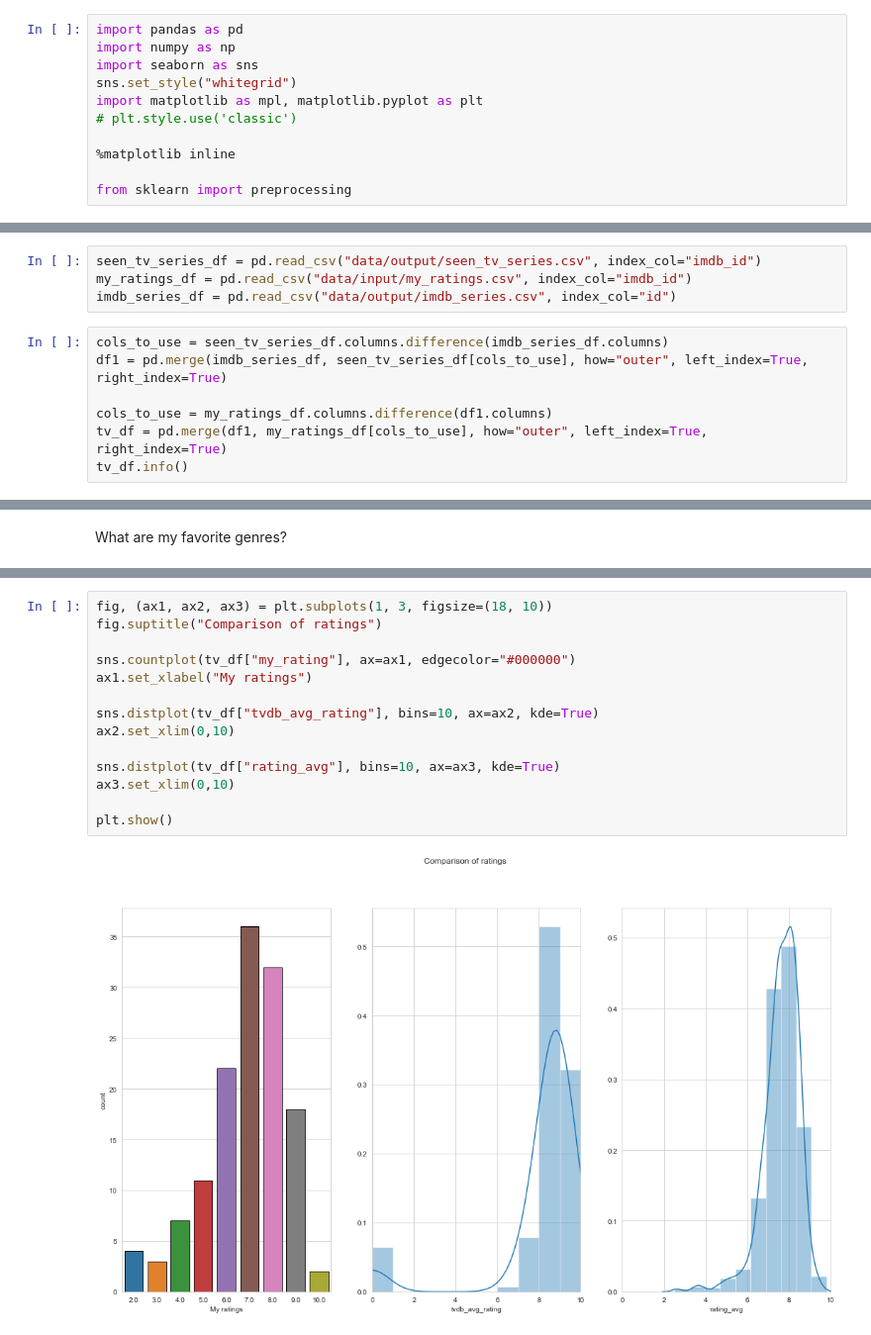
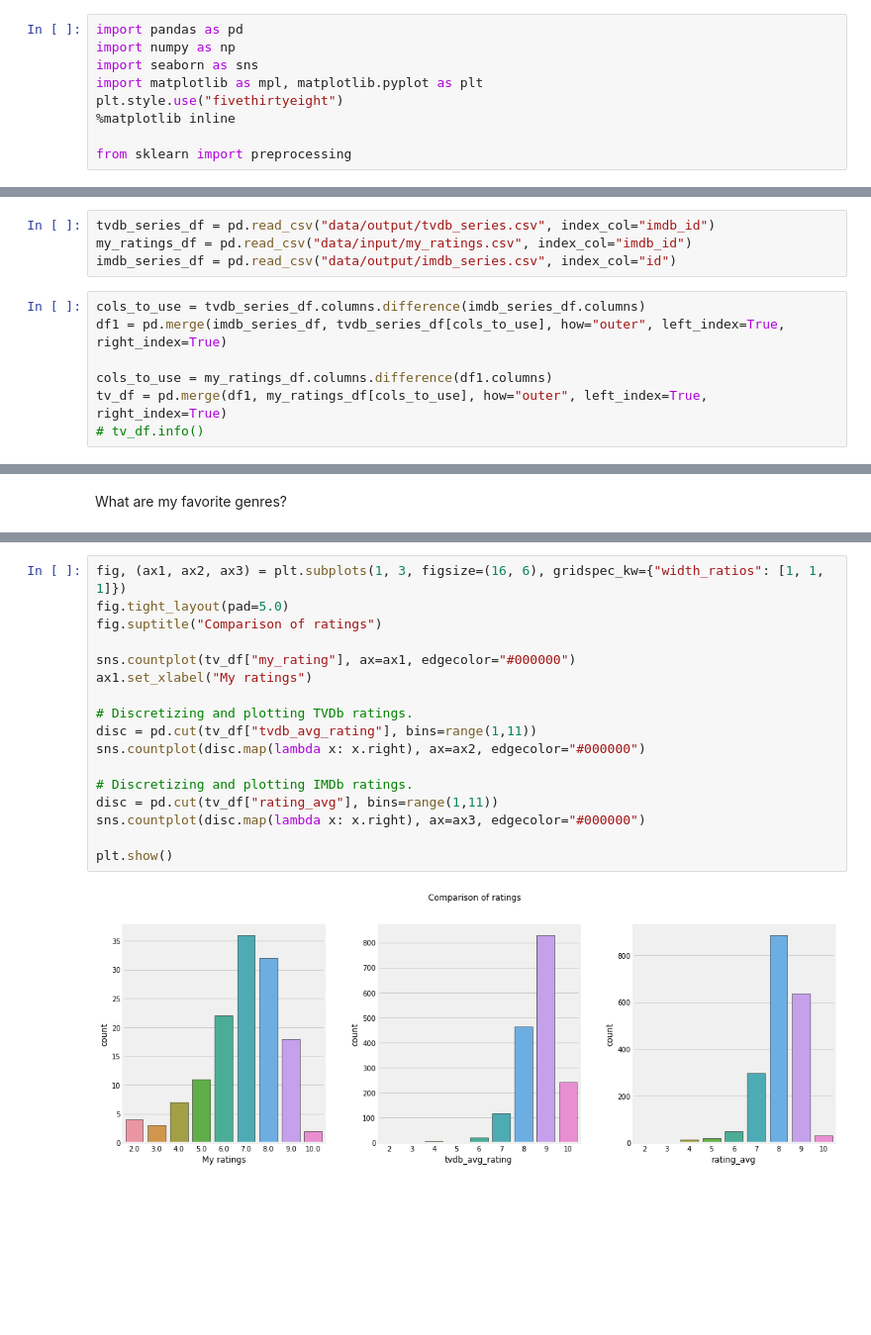
Before and after one commit to arlessweschler/tvtime-dataviz, a Jupyter notebook: seen_series_analysis.ipynb, the cells around one changed output, grey strips where cells are left out. Shown at 99% size. Cells and saved outputs as stored; diff of their text form; blank space fills up the shorter version.

```diff
--- a/seen_series_analysis.ipynb
+++ b/seen_series_analysis.ipynb
@@ -2,10 +2,8 @@
 import pandas as pd
 import numpy as np
 import seaborn as sns
-sns.set_style("whitegrid")
 import matplotlib as mpl, matplotlib.pyplot as plt
-# plt.style.use('classic')
-
+plt.style.use("fivethirtyeight")
 %matplotlib inline
 
 from sklearn import preprocessing
@@ -16,11 +10,11 @@ First, let's load the datasets:
 # %%
-seen_tv_series_df = pd.read_csv("data/output/seen_tv_series.csv", index_col="imdb_id")
+tvdb_series_df = pd.read_csv("data/output/tvdb_series.csv", index_col="imdb_id")
 my_ratings_df = pd.read_csv("data/input/my_ratings.csv", index_col="imdb_id")
 imdb_series_df = pd.read_csv("data/output/imdb_series.csv", index_col="id")
 # %%
-cols_to_use = seen_tv_series_df.columns.difference(imdb_series_df.columns)
-df1 = pd.merge(imdb_series_df, seen_tv_series_df[cols_to_use], how="outer", left_index=True, right_index=True)
+cols_to_use = tvdb_series_df.columns.difference(imdb_series_df.columns)
+df1 = pd.merge(imdb_series_df, tvdb_series_df[cols_to_use], how="outer", left_index=True, right_index=True)
 
 cols_to_use = my_ratings_df.columns.difference(df1.columns)
 tv_df = pd.merge(df1, my_ratings_df[cols_to_use], how="outer", left_index=True, right_index=True)
-tv_df.info()
+# tv_df.info()
@@ -84,16 +67,19 @@ sns.barplot(y=sorted_corr_rating.index, x=sorted_corr_rating, ax=ax2, palette=mp
 # %%
-fig, (ax1, ax2, ax3) = plt.subplots(1, 3, figsize=(18, 10))
+fig, (ax1, ax2, ax3) = plt.subplots(1, 3, figsize=(16, 6), gridspec_kw={"width_ratios": [1, 1, 1]})
+fig.tight_layout(pad=5.0)
 fig.suptitle("Comparison of ratings")
 
 sns.countplot(tv_df["my_rating"], ax=ax1, edgecolor="#000000")
 ax1.set_xlabel("My ratings")
 
-sns.distplot(tv_df["tvdb_avg_rating"], bins=10, ax=ax2, kde=True)
-ax2.set_xlim(0,10)
+# Discretizing and plotting TVDb ratings.
+disc = pd.cut(tv_df["tvdb_avg_rating"], bins=range(1,11))
+sns.countplot(disc.map(lambda x: x.right), ax=ax2, edgecolor="#000000")
 
-sns.distplot(tv_df["rating_avg"], bins=10, ax=ax3, kde=True)
-ax3.set_xlim(0,10)
+# Discretizing and plotting IMDb ratings.
+disc = pd.cut(tv_df["rating_avg"], bins=range(1,11))
+sns.countplot(disc.map(lambda x: x.right), ax=ax3, edgecolor="#000000")
 
 plt.show()
 # %% [output]
-[figure, old version]
+[figure, new version]
```
Also changed, not shown: parts of 9 cells of this notebook, 8 other files.
